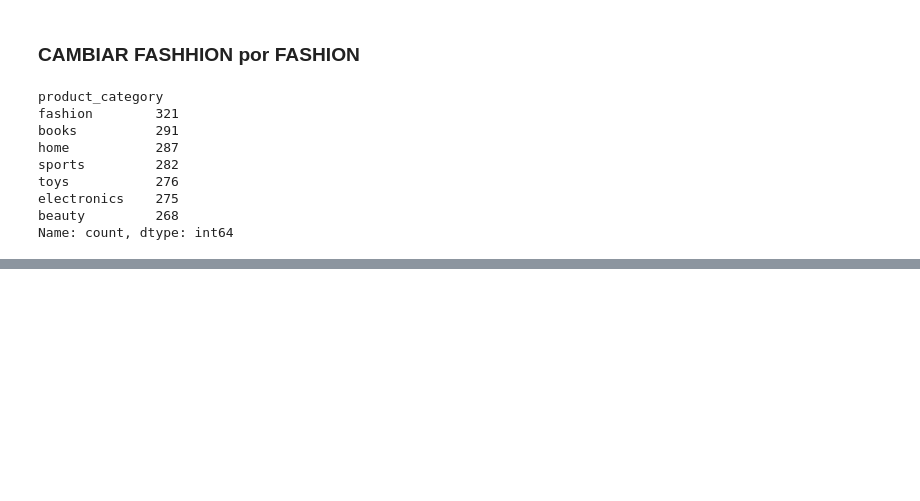
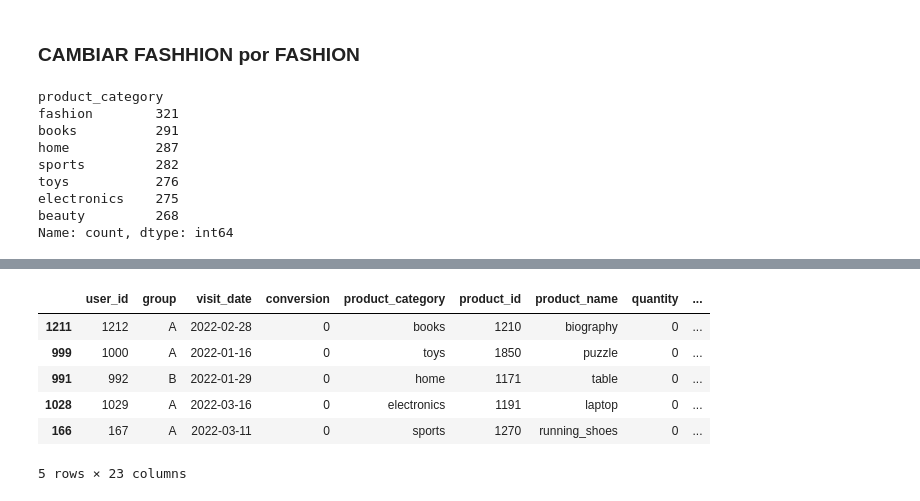
Before and after one commit to JesusMaria26051964/amazon_abtesting, a Jupyter notebook: notebooks/02.limpieza.ipynb, the cells around one changed output, grey strips where cells are left out. Saved outputs shown, nothing was run; the diff lists cells and outputs as text; code cells hidden in the pictures; blank space fills up the shorter version.

```diff
--- a/notebooks/02.limpieza.ipynb
+++ b/notebooks/02.limpieza.ipynb
@@ -136,0 +165,11 @@ Name: count, dtype: int64
+# %%
+comastipo(df, 'discount')
+df.sample(5)
+# %% [output]
+|  | user_id | group | visit_date | conversion | product_category | product_id | product_name | quantity | ... |
+| 1211 | 1212 | A | 2022-02-28 | 0 | books | 1210 | biography | 0 | ... |
+| 999 | 1000 | A | 2022-01-16 | 0 | toys | 1850 | puzzle | 0 | ... |
+| 991 | 992 | B | 2022-01-29 | 0 | home | 1171 | table | 0 | ... |
+| 1028 | 1029 | A | 2022-03-16 | 0 | electronics | 1191 | laptop | 0 | ... |
+| 166 | 167 | A | 2022-03-11 | 0 | sports | 1270 | running_shoes | 0 | ... |
+5 rows × 23 columns
```
Also changed, not shown: parts of 21 cells of this notebook, 1 other file.
